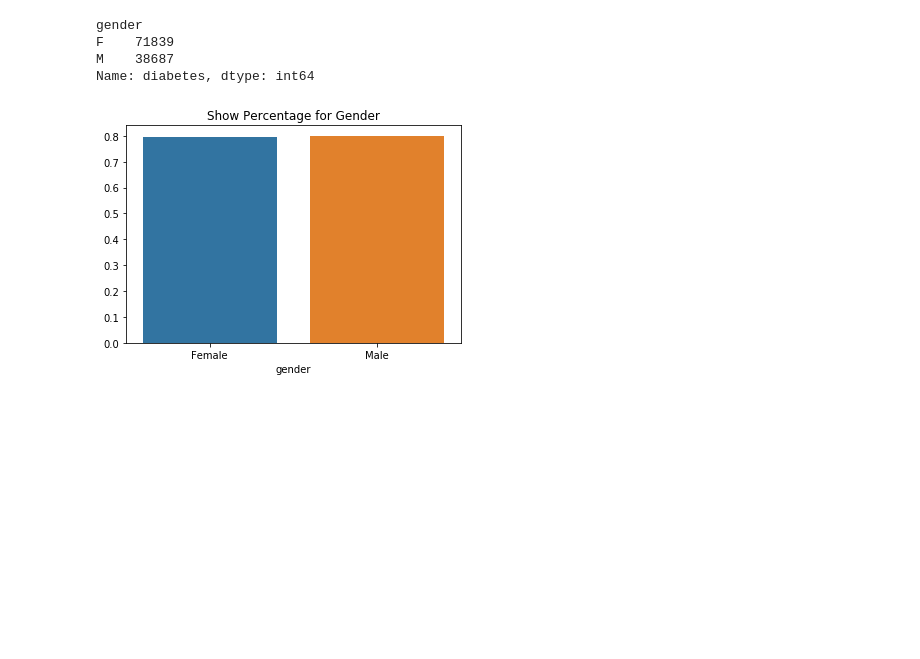
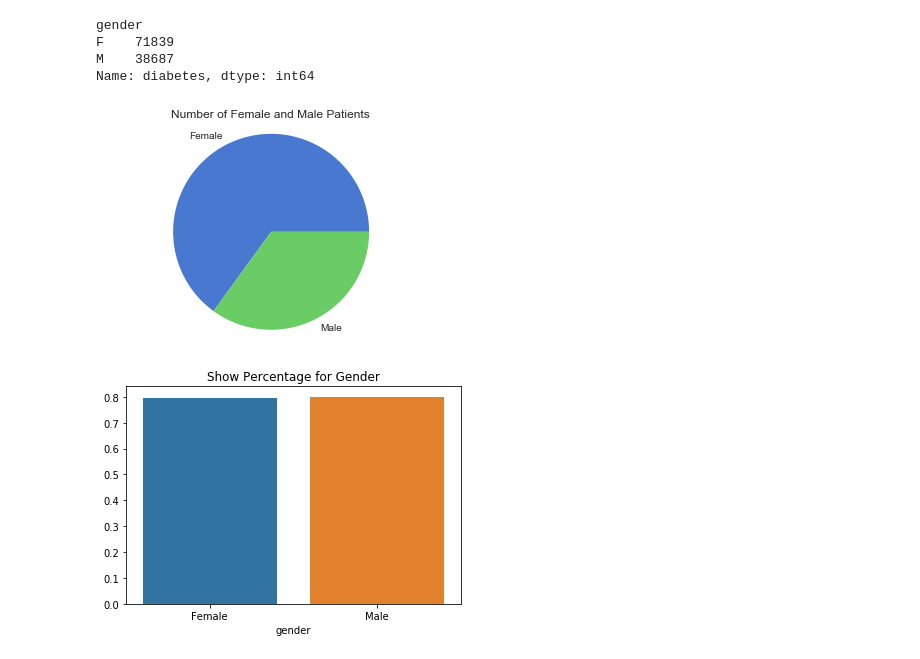
Before and after one commit to Zahra-Karbaschi/no_show_appointment, a Jupyter notebook: no_show_appointment-final.ipynb, the cells around one changed output. Cells and saved outputs as stored; diff of their text form; code cells hidden in the pictures; blank space fills up the shorter version.

```diff
--- a/no_show_appointment-final.ipynb
+++ b/no_show_appointment-final.ipynb
@@ -231,6 +225,12 @@ gender
 F    71839
 M    38687
 Name: diabetes, dtype: int64
+# %%
+plt.pie(df.groupby('gender').size(), labels = ['Female', 'Male'])
+plt.axis('equal')
+plt.title('Number of Female and Male Patients');
+# %% [output]
+[figure, added]
 # %%
 # ratio of show-up based on gender
 ratio = df[showed].groupby(['gender']).size()/df.groupby(['gender']).size()
```
Also changed, not shown: parts of 16 cells of this notebook.
